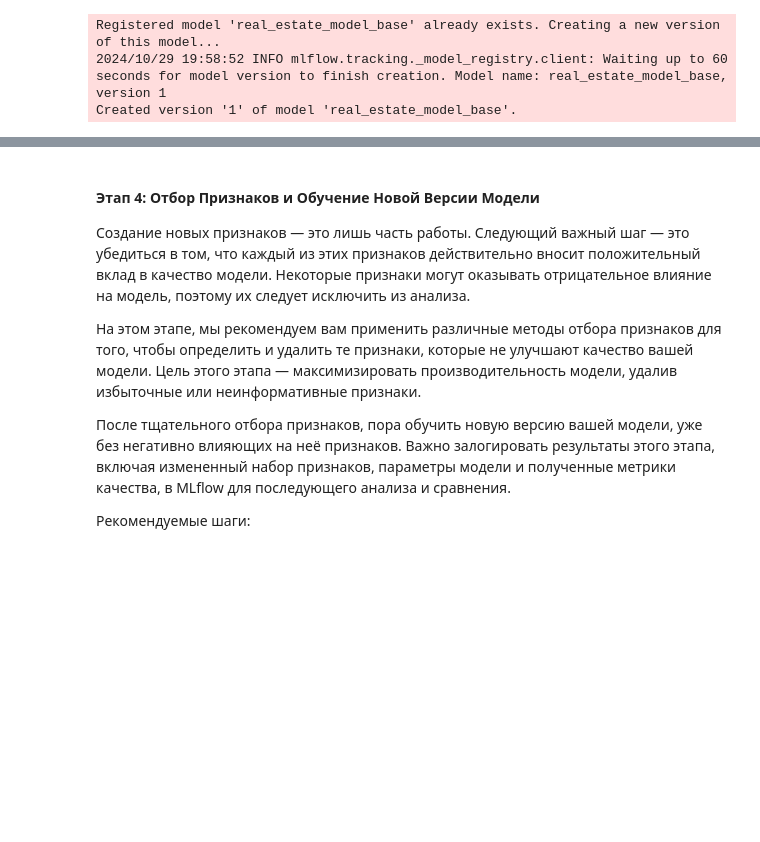
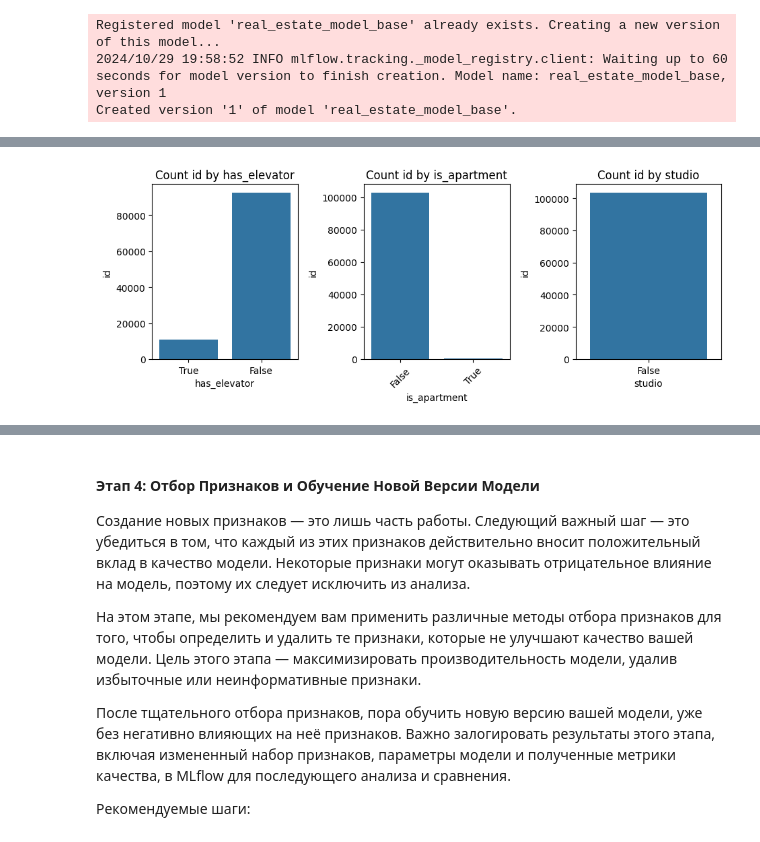
Before and after one commit to RumKam/mle-project-sprint-2-v001, a Jupyter notebook: model_improvement/project_sprint_2.ipynb, the cells around one changed output, grey strips where cells are left out. Cells and saved outputs as stored; diff of their text form; code cells hidden in the pictures; blank space fills up the shorter version.

```diff
--- a/model_improvement/project_sprint_2.ipynb
+++ b/model_improvement/project_sprint_2.ipynb
@@ -307,0 +362,34 @@ run_id_base = '1fd53fed6e9e463a8ce9b45e2a668890'
+# %%
+fig, axs = plt.subplots(1, 3)
+fig.set_size_inches(10, 4, forward=True)
+fig.tight_layout(pad=4)
+
+
+x = "has_elevator"
+y = "id"
+stat = ["count"]
+agg_df = df.groupby(x).agg({y: 'count'}).reset_index()
+sns.barplot(agg_df, x=x, y=y, ax=axs[0])
+axs[0].set_title(f'Count {y} by {x}')
+axs[0].set_xticklabels(df[x].unique(), rotation = 0);
+
+x = "is_apartment"
+y = "id"
+stat = ["count"]
+agg_df = df.groupby(x).agg({y: 'count'}).reset_index()
+sns.barplot(agg_df, x=x, y=y, ax=axs[1])
+axs[1].set_title(f'Count {y} by {x}')
+axs[1].set_xticklabels(df[x].unique(), rotation = 45);
+
+x = "studio"
+y = "id"
+stat = ["count"]
+agg_df = df.groupby(x).agg({y: 'count'}).reset_index()
+sns.barplot(agg_df, x=x, y=y, ax=axs[2])
+axs[2].set_title(f'Count {y} by {x}')
+axs[2].set_xticklabels(df[x].unique(), rotation = 0);
+
+
+plt.savefig(os.path.join(ASSETS_DIR, 'bool_features_in_initial_dataframe'))
+# %% [output]
+[figure, added]
```
Also changed, not shown: parts of 39 cells of this notebook, 17 other files.
